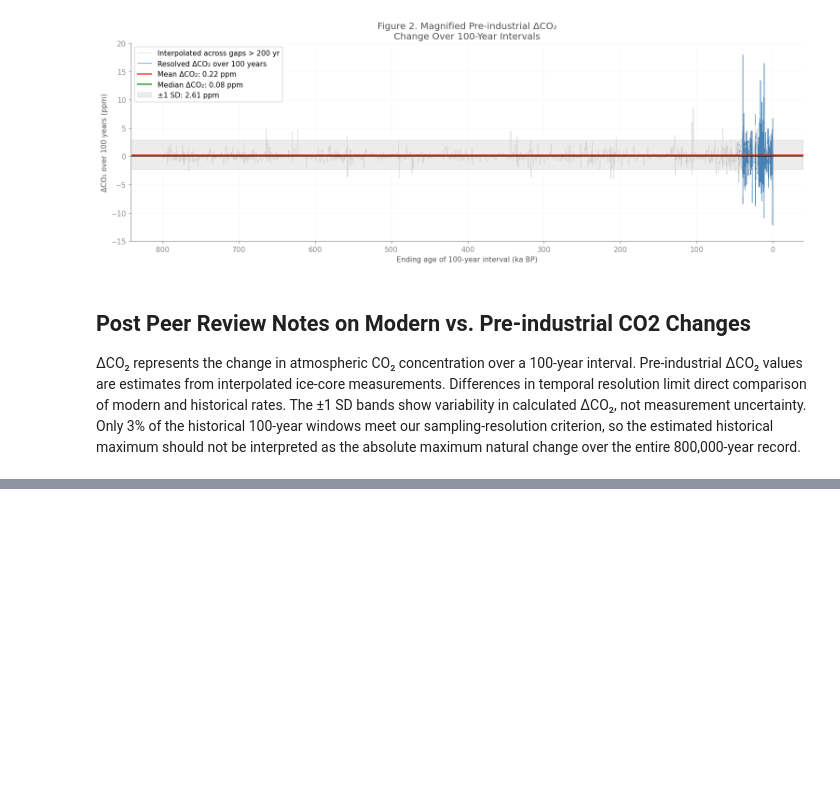
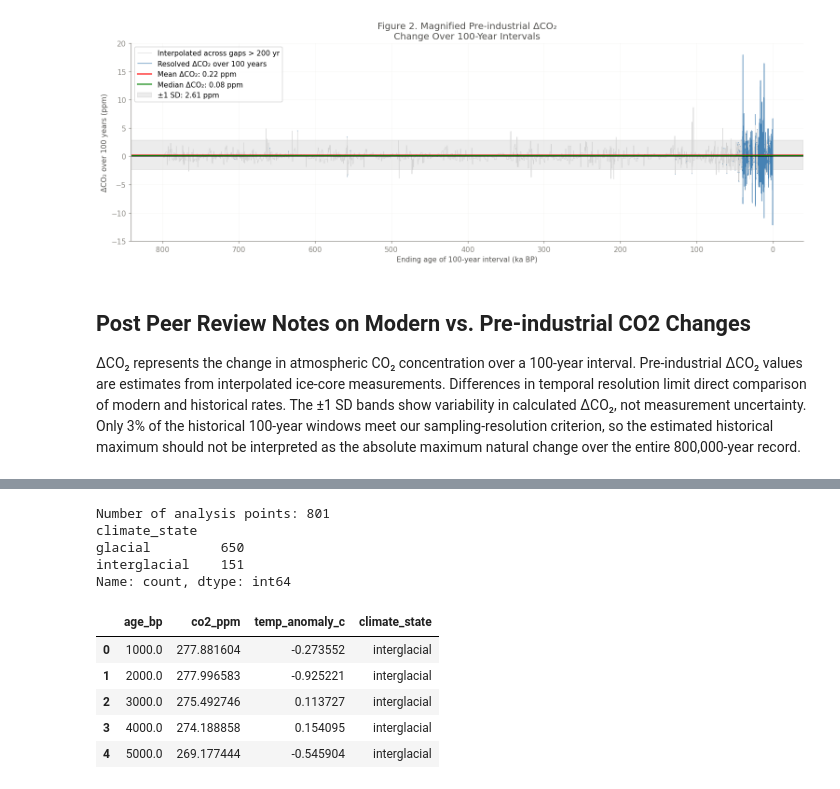
Before and after one commit to akelleyteng/geol557f26, a Jupyter notebook: notebook/GEOL557_wrangling.ipynb, the cells around one changed output, grey strips where cells are left out. Saved outputs shown, nothing was run; the diff lists cells and outputs as text; code cells hidden in the pictures; blank space fills up the shorter version.

```diff
--- a/notebook/GEOL557_wrangling.ipynb
+++ b/notebook/GEOL557_wrangling.ipynb
@@ -1591,0 +1600,58 @@ The ±1 SD bands show variability in calculated ΔCO₂, not measurement uncerta
+# %%
+
+from scipy import stats
+from IPython.display import display
+
+# use only pre-industrial ice-core measurements
+paleo = deep.loc[
+    deep["is_preindustrial"] == 1,
+    ["age_bp", "co2_ppm", "temp_anomaly_c"]
+].dropna().sort_values("age_bp").copy()
+
+# create evenly spaced ages (1,000-year intervals)
+grid_age = np.arange(
+    np.ceil(paleo["age_bp"].min() / 1000) * 1000,
+    paleo["age_bp"].max(),
+    1000
+)
+
+analysis = pd.DataFrame({"age_bp": grid_age})
+
+# interpolate both variables onto the same age grid
+for col in ["co2_ppm", "temp_anomaly_c"]:
+    analysis[col] = np.interp(
+        grid_age,
+        paleo["age_bp"],
+        paleo[col]
+    )
+
+# avoid interpolating across large CO2 sampling gaps
+ages = paleo["age_bp"].to_numpy()
+right = np.searchsorted(ages, grid_age, side="left")
+right = np.clip(right, 1, len(ages) - 1)
+gap = ages[right] - ages[right - 1]
+
+analysis = analysis.loc[gap <= 5000].copy()
+
+# apply the climate-state threshold from the notebook
+analysis["climate_state"] = np.where(
+    analysis["temp_anomaly_c"] > INTERGLACIAL_ABOVE_C,
+    "interglacial",
+    "glacial"
+)
+
+print("Number of analysis points:", len(analysis))
+print(analysis["climate_state"].value_counts())
+display(analysis.head())
+# %% [output]
+Number of analysis points: 801
+climate_state
+glacial         650
+interglacial    151
+Name: count, dtype: int64
+|  | age_bp | co2_ppm | temp_anomaly_c | climate_state |
+| 0 | 1000.0 | 277.881604 | -0.273552 | interglacial |
+| 1 | 2000.0 | 277.996583 | -0.925221 | interglacial |
+| 2 | 3000.0 | 275.492746 | 0.113727 | interglacial |
+| 3 | 4000.0 | 274.188858 | 0.154095 | interglacial |
+| 4 | 5000.0 | 269.177444 | -0.545904 | interglacial |
```
Also changed, not shown: parts of 8 cells of this notebook.
